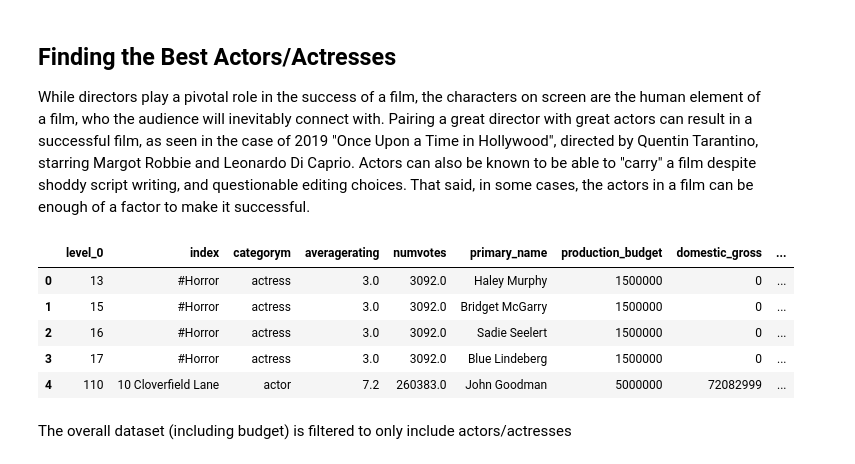
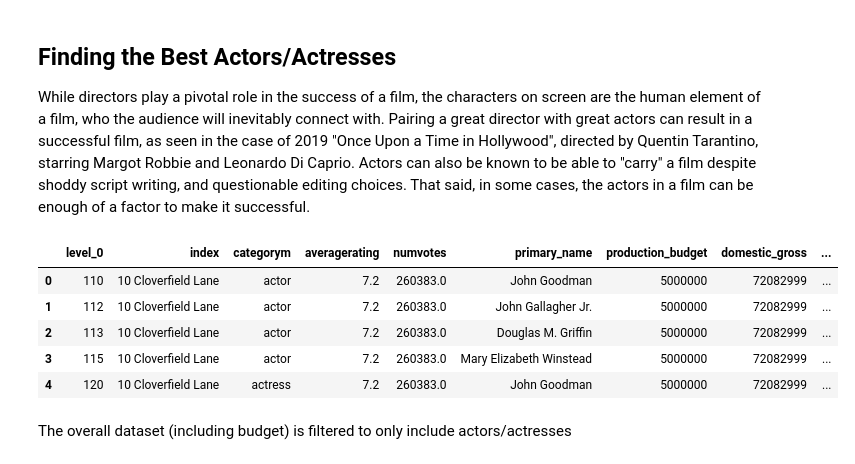
Before and after one commit to n0vah917/dsc-phase-1-project, a Jupyter notebook: student.ipynb, the cells around one changed output. Drawn from its saved outputs; the diff is of its cells as text; code cells hidden in the pictures.

```diff
--- a/student.ipynb
+++ b/student.ipynb
@@ -186,7 +186,7 @@ ax.set_title("Vote Count Distribution")
 Text(0.5, 1.0, 'Vote Count Distribution')
 [figure]
 # %%
-ratings=ratings.loc[ratings['numvotes']>=200]
+ratings=ratings.loc[ratings['numvotes']>=50]
 # %% [markdown]
 Number of reviews for each film is an inherently flawed metric. As an example, some  films that are targeted to a younger audience, may have viewers that are inherently be more tech savvy. This makes it it more likely for those films to have a higher amount of reviews. Despite this critical flaw, audience reviews are the only true metric to see how impactful a film was on its viewers.
 
@@ -447,19 +448,20 @@ While directors play a pivotal role in the success of a film, the characters on
 # %%
 actorsfullwbudget=moviesfullwbudget[(moviesfullwbudget['categoryp']=='actor') |(moviesfullwbudget['categoryp']=='actress')]
 actorsfullwbudget=actorsfullwbudget[(actorsfullwbudget['categorym']=='actor') |(actorsfullwbudget['categorym']=='actress') ]
 
 actorsfullwbudget=actorsfullwbudget[['index','categorym','averagerating','numvotes','primary_name','production_budget','domestic_gross','worldwide_gross','profit_ratio']]
+actorsfullwbudget=actorsfullwbudget[actorsfullwbudget['profit_ratio']>=1]
 actorsfullwbudget=actorsfullwbudget.drop_duplicates(keep='first')
 
 actorsfullwbudget=actorsfullwbudget.reset_index()
 actorsfullwbudget.head()
 # %% [output]
 |  | level_0 | index | categorym | averagerating | numvotes | primary_name | production_budget | domestic_gross | ... |
-| 0 | 13 | #Horror | actress | 3.0 | 3092.0 | Haley Murphy | 1500000 | 0 | ... |
-| 1 | 15 | #Horror | actress | 3.0 | 3092.0 | Bridget McGarry | 1500000 | 0 | ... |
-| 2 | 16 | #Horror | actress | 3.0 | 3092.0 | Sadie Seelert | 1500000 | 0 | ... |
-| 3 | 17 | #Horror | actress | 3.0 | 3092.0 | Blue Lindeberg | 1500000 | 0 | ... |
-| 4 | 110 | 10 Cloverfield Lane | actor | 7.2 | 260383.0 | John Goodman | 5000000 | 72082999 | ... |
+| 0 | 110 | 10 Cloverfield Lane | actor | 7.2 | 260383.0 | John Goodman | 5000000 | 72082999 | ... |
+| 1 | 112 | 10 Cloverfield Lane | actor | 7.2 | 260383.0 | John Gallagher Jr. | 5000000 | 72082999 | ... |
+| 2 | 113 | 10 Cloverfield Lane | actor | 7.2 | 260383.0 | Douglas M. Griffin | 5000000 | 72082999 | ... |
+| 3 | 115 | 10 Cloverfield Lane | actor | 7.2 | 260383.0 | Mary Elizabeth Winstead | 5000000 | 72082999 | ... |
+| 4 | 120 | 10 Cloverfield Lane | actress | 7.2 | 260383.0 | John Goodman | 5000000 | 72082999 | ... |
 # %% [markdown]
 The overall dataset (including budget) is filtered to only include actors/actresses
 # %%
```
Also changed, not shown: parts of 15 cells of this notebook.
